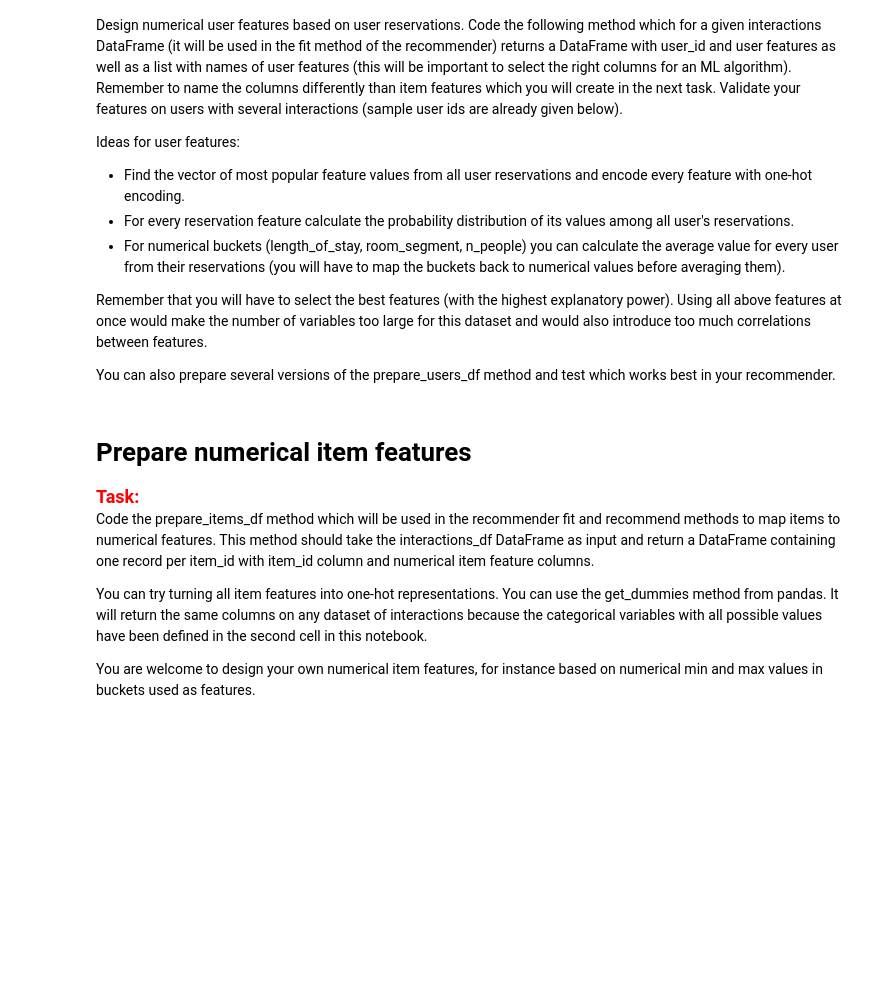
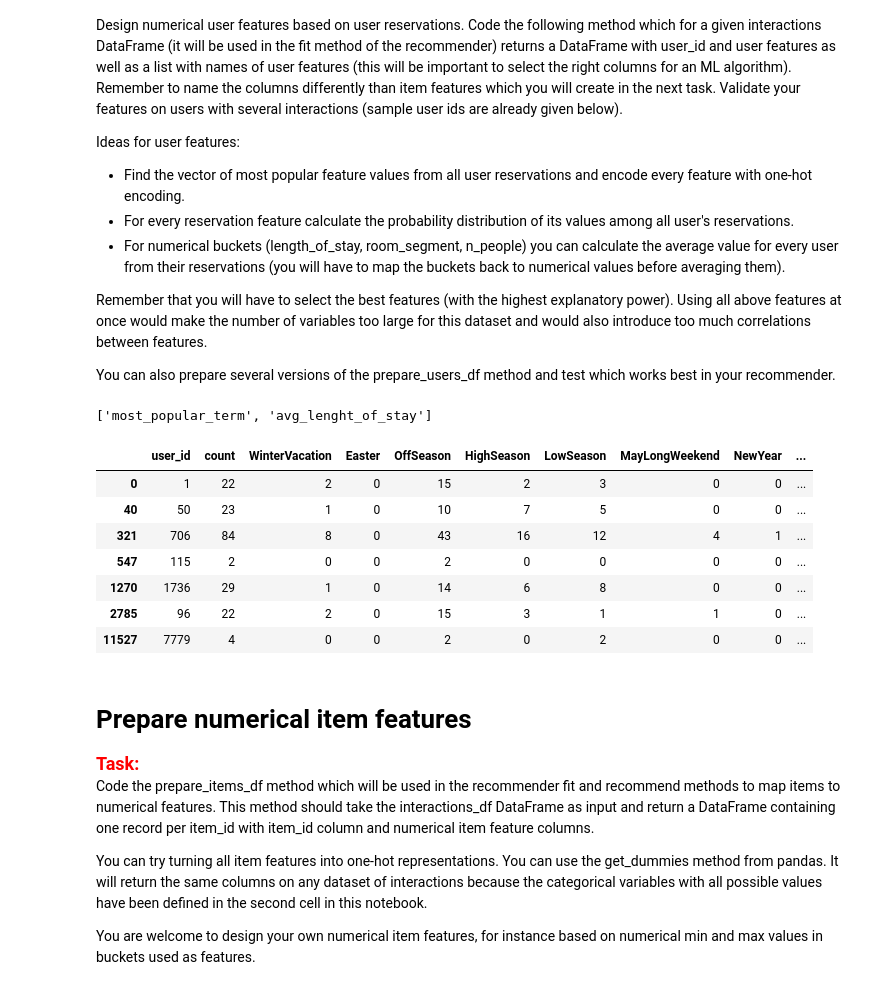
Before and after one commit to mmarlewski/recommender-systems-class, a Jupyter notebook: project_1_recommender_and_evaluation.ipynb, the cells around one changed output. Drawn from its saved outputs; the diff is of its cells as text; code cells hidden in the pictures; blank space fills up the shorter version.

```diff
--- a/project_1_recommender_and_evaluation.ipynb
+++ b/project_1_recommender_and_evaluation.ipynb
@@ -69,18 +86,84 @@ Remember that you will have to select the best features (with the highest explan
 
 You can also prepare several versions of the prepare_users_df method and test which works best in your recommender.
 # %%
+terms = ['WinterVacation', 'Easter', 'OffSeason', 'HighSeason', 'LowSeason', 'MayLongWeekend', 'NewYear', 'Christmas']
+
+def get_most_pupular_term(row):
+
+    term_dict={}
+    for term in terms:
+        term_dict[term] = row[term]
+
+    return terms.index(max(term_dict,key=term_dict.get))
+
 def prepare_users_df(interactions_df):
 
-    # Write your code here
+    unique_user_ids = interactions_df['user_id'].unique()
+    n_users = len(unique_user_ids)
+    user_id_mapping = dict(zip(unique_user_ids, list(range(n_users))))
+    user_id_reverse_mapping = dict(zip(list(range(n_users)), unique_user_ids))
+
+    user_features = ["most_popular_term","avg_lenght_of_stay"]
+    users_df = pd.DataFrame()
+
+    users_df["user_id"] = unique_user_ids
+    users_df["count"] = [0]*n_users
+    for term in terms:
+        users_df[term] = [0]*n_users
+    users_df["most_popular_term"] = [0]*n_users
+    users_df["0"] = [0]*n_users
+    users_df["2"] = [0]*n_users
+    users_df["4"] = [0]*n_users
+    users_df["8"] = [0]*n_users
+    users_df["avg_lenght_of_stay"] = [0]*n_users
+
+    ###
+
+    user_terms = interactions_df[["user_id","term"]].copy()
+    user_terms =  user_terms.value_counts()
+
+    for (user,term),value in user_terms.iteritems():
+        users_df.loc[user_id_mapping[user],term] = value
+
+    users_df["most_popular_term"] = users_df.apply(get_most_pupular_term,axis=1)
+
+    ###
+
+    user_stays = interactions_df[["user_id","length_of_stay_bucket"]].copy()
+    user_stays["length_of_stay_bucket"] = interactions_df["length_of_stay_bucket"].str[1]
+    user_stays =  user_stays.value_counts()
+
+    for (user,stay),value in user_stays.iteritems():
+        users_df.loc[user_id_mapping[user],stay] = value
+
+    users_df["count"] = users_df["0"].astype(int)+users_df["2"].astype(int)+users_df["4"].astype(int)+users_df["8"].astype(int)
+    users_df["avg_lenght_of_stay"] = 1
+    users_df["avg_lenght_of_stay"] = users_df["avg_lenght_of_stay"] + 1*users_df["0"].astype(int)
+    users_df["avg_lenght_of_stay"] = users_df["avg_lenght_of_stay"] + 3*users_df["2"].astype(int)
+    users_df["avg_lenght_of_stay"] = users_df["avg_lenght_of_stay"] + 5*users_df["4"].astype(int)
+    users_df["avg_lenght_of_stay"] = users_df["avg_lenght_of_stay"] + 9*users_df["8"].astype(int)
+    users_df["avg_lenght_of_stay"] = users_df["avg_lenght_of_stay"] / users_df["count"]
+
+    ###
 
     return users_df, user_features
 
 
 users_df, user_features = prepare_users_df(interactions_df)
 
 print(user_features)
 
 display(users_df.loc[users_df['user_id'].isin([706, 1736, 7779, 96, 1, 50, 115])].head(15))
+# %% [output]
+['most_popular_term', 'avg_lenght_of_stay']
+|  | user_id | count | WinterVacation | Easter | OffSeason | HighSeason | LowSeason | MayLongWeekend | NewYear | ... |
+| 0 | 1 | 22 | 2 | 0 | 15 | 2 | 3 | 0 | 0 | ... |
+| 40 | 50 | 23 | 1 | 0 | 10 | 7 | 5 | 0 | 0 | ... |
+| 321 | 706 | 84 | 8 | 0 | 43 | 16 | 12 | 4 | 1 | ... |
+| 547 | 115 | 2 | 0 | 0 | 2 | 0 | 0 | 0 | 0 | ... |
+| 1270 | 1736 | 29 | 1 | 0 | 14 | 6 | 8 | 0 | 0 | ... |
+| 2785 | 96 | 22 | 2 | 0 | 15 | 3 | 1 | 1 | 0 | ... |
+| 11527 | 7779 | 4 | 0 | 0 | 2 | 0 | 2 | 0 | 0 | ... |
 # %% [markdown]
 # Prepare numerical item features
 
```
Also changed, not shown: parts of 4 cells of this notebook, 8 other files.
